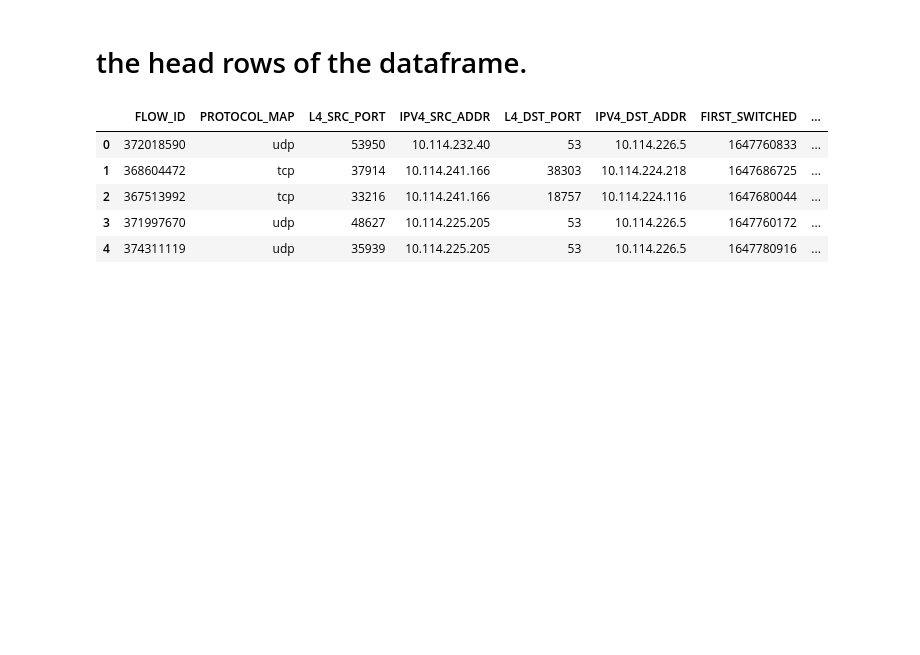
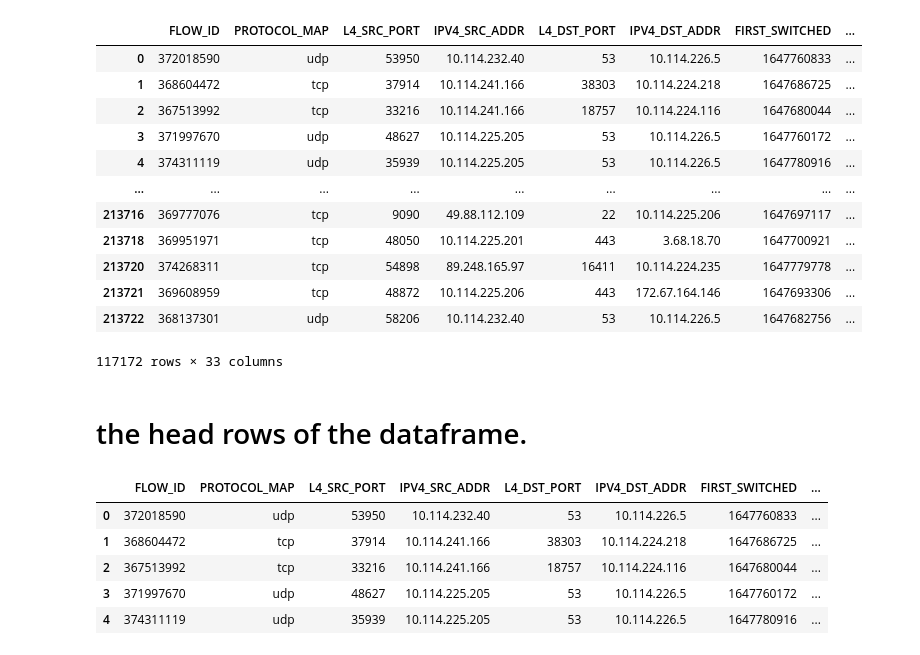
Before and after one commit to Tuwaiq-Data-Science-Bootcamp-V3/Bootcamp-Project-4-Machine-Learning, a Jupyter notebook: Bootcamp-Project-4.ipynb, the cells around one changed output. Saved outputs shown, nothing was run; the diff lists cells and outputs as text; code cells hidden in the pictures; blank space fills up the shorter version.

```diff
--- a/Bootcamp-Project-4.ipynb
+++ b/Bootcamp-Project-4.ipynb
@@ -8,7 +8,21 @@ import seaborn as sns
 %matplotlib inline
 # %%
 df = pd.read_csv("Network_data.csv", sep=";", decimal=",")
-df = df.dropna()
+df
+# %% [output]
+|  | FLOW_ID | PROTOCOL_MAP | L4_SRC_PORT | IPV4_SRC_ADDR | L4_DST_PORT | IPV4_DST_ADDR | FIRST_SWITCHED | ... |
+| 0 | 372018590 | udp | 53950 | 10.114.232.40 | 53 | 10.114.226.5 | 1647760833 | ... |
+| 1 | 368604472 | tcp | 37914 | 10.114.241.166 | 38303 | 10.114.224.218 | 1647686725 | ... |
+| 2 | 367513992 | tcp | 33216 | 10.114.241.166 | 18757 | 10.114.224.116 | 1647680044 | ... |
+| 3 | 371997670 | udp | 48627 | 10.114.225.205 | 53 | 10.114.226.5 | 1647760172 | ... |
+| 4 | 374311119 | udp | 35939 | 10.114.225.205 | 53 | 10.114.226.5 | 1647780916 | ... |
+| ... | ... | ... | ... | ... | ... | ... | ... | ... |
+| 213716 | 369777076 | tcp | 9090 | 49.88.112.109 | 22 | 10.114.225.206 | 1647697117 | ... |
+| 213718 | 369951971 | tcp | 48050 | 10.114.225.201 | 443 | 3.68.18.70 | 1647700921 | ... |
+| 213720 | 374268311 | tcp | 54898 | 89.248.165.97 | 16411 | 10.114.224.235 | 1647779778 | ... |
+| 213721 | 369608959 | tcp | 48872 | 10.114.225.206 | 443 | 172.67.164.146 | 1647693306 | ... |
+| 213722 | 368137301 | udp | 58206 | 10.114.232.40 | 53 | 10.114.226.5 | 1647682756 | ... |
+117172 rows × 33 columns
 # %% [markdown]
 # the head rows of the dataframe.
 # %%
```
Also changed, not shown: parts of 7 cells of this notebook.
